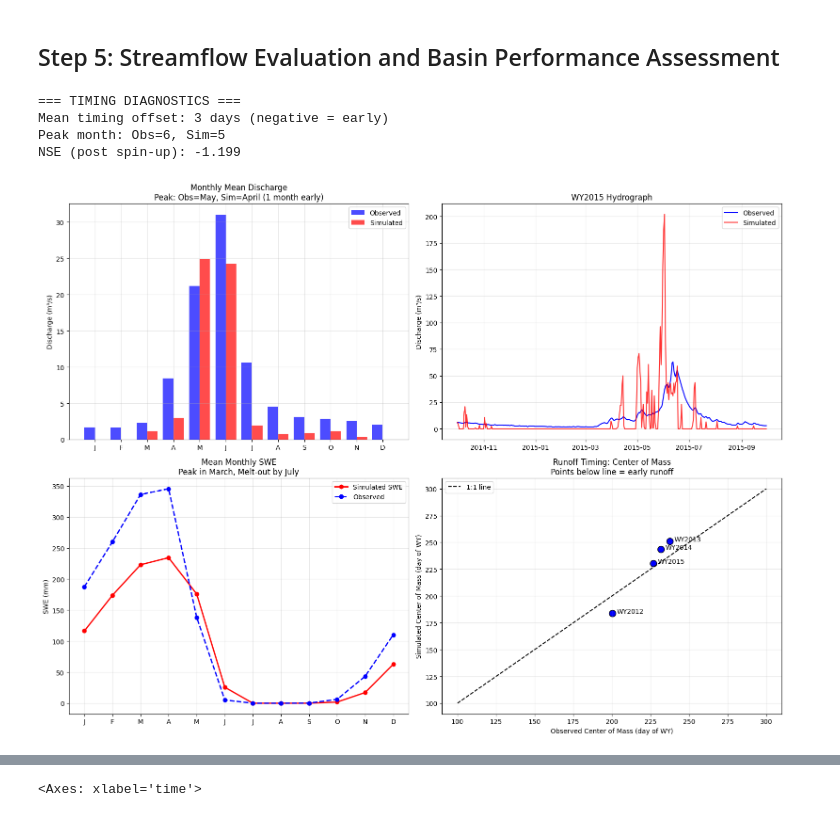
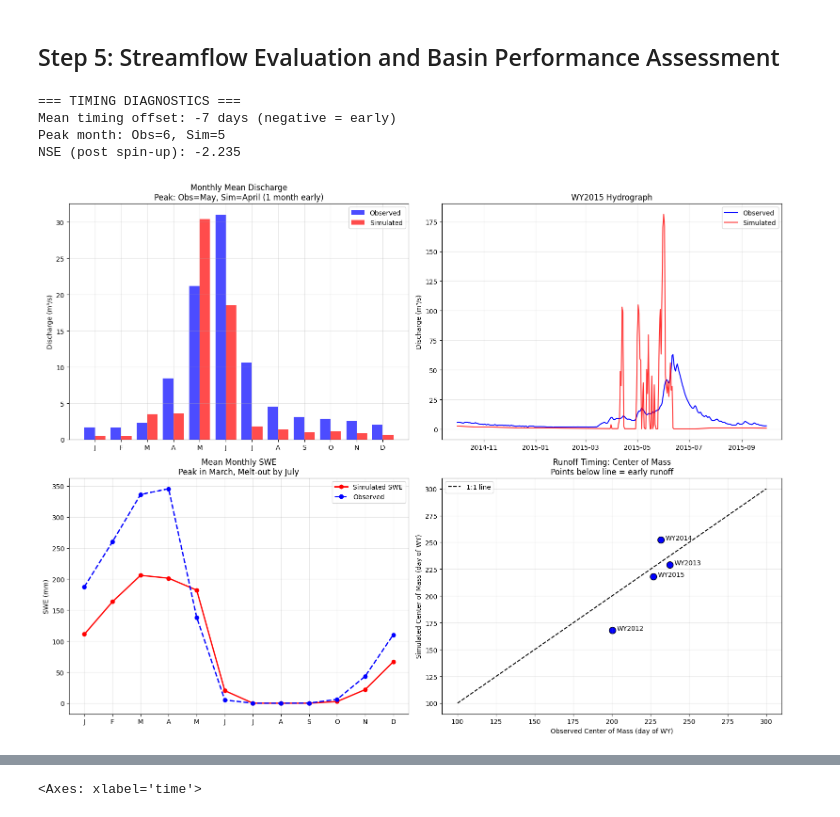
Before and after one commit to dlhogan97/CONFLUENCE-uwmtnhydro, a Jupyter notebook: ess-project/modeling/02_lumped/EastBasinLumped.ipynb, the cells around one changed output, grey strips where cells are left out. Drawn from its saved outputs; the diff is of its cells as text; code cells hidden in the pictures.

```diff
--- a/ess-project/modeling/02_lumped/EastBasinLumped.ipynb
+++ b/ess-project/modeling/02_lumped/EastBasinLumped.ipynb
@@ -997,7 +975,7 @@ print("✅ Basin-scale integrated simulation complete")
 # %% [markdown]
 ## Step 5: Streamflow Evaluation and Basin Performance Assessment
 # %%
-summa_dir = project_dir / "simulations" / "longterm_baseline" / "SUMMA"
+summa_dir = project_dir / "simulations" / config_dict['EXPERIMENT_ID'] / "SUMMA"
 sim_ds = xr.open_dataset(list(summa_dir.glob("*_timestep.nc"))[0])
 save = False
 
@@ -1105,33 +1083,33 @@ for _, row in timing_df.iterrows():
 ax4.set_xlabel('Observed Center of Mass (day of WY)')
 ax4.set_ylabel('Simulated Center of Mass (day of WY)')
 ax4.set_title('Runoff Timing: Center of Mass\nPoints below line = early runoff')
 ax4.legend()
 ax4.grid(True, alpha=0.3)
 
 plt.tight_layout()
 if save:
     plt.savefig('/scratch/dlhogan/ess-project-data/domain_East_River_lumped/plots/timing_diagnostic.png', dpi=150)
     print("Saved: timing_diagnostic.png")
 
 # Print summary statistics
 print("\n=== TIMING DIAGNOSTICS ===")
 print(f"Mean timing offset: {float(timing_df['sim_com'].mean() - timing_df['obs_com'].mean()):.0f} days (negative = early)")
 print(f"Peak month: Obs={obs_monthly.idxmax()}, Sim={int(sim_monthly.argmax())+1}")
 
 # Calculate NSE excluding spin-up
 common_idx = pd.to_datetime(sim_daily.time.values)
 obs_aligned = obs_daily.reindex(common_idx)
 valid = ~obs_aligned.isna()
 sim_v = sim_daily.values[valid]
 obs_v = obs_aligned.values[valid]
 nse = 1 - np.sum((obs_v - sim_v)**2) / np.sum((obs_v - np.mean(obs_v))**2)
 print(f"NSE (post spin-up): {nse:.3f}")
 
 sim_ds.close()
 plt.show()
 # %% [output]
 === TIMING DIAGNOSTICS ===
-Mean timing offset: 3 days (negative = early)
+Mean timing offset: -7 days (negative = early)
 Peak month: Obs=6, Sim=5
-NSE (post spin-up): -1.199
+NSE (post spin-up): -2.235
-[figure, old version]
+[figure, new version]
```
Also changed, not shown: parts of 14 cells of this notebook, 16 other files.
